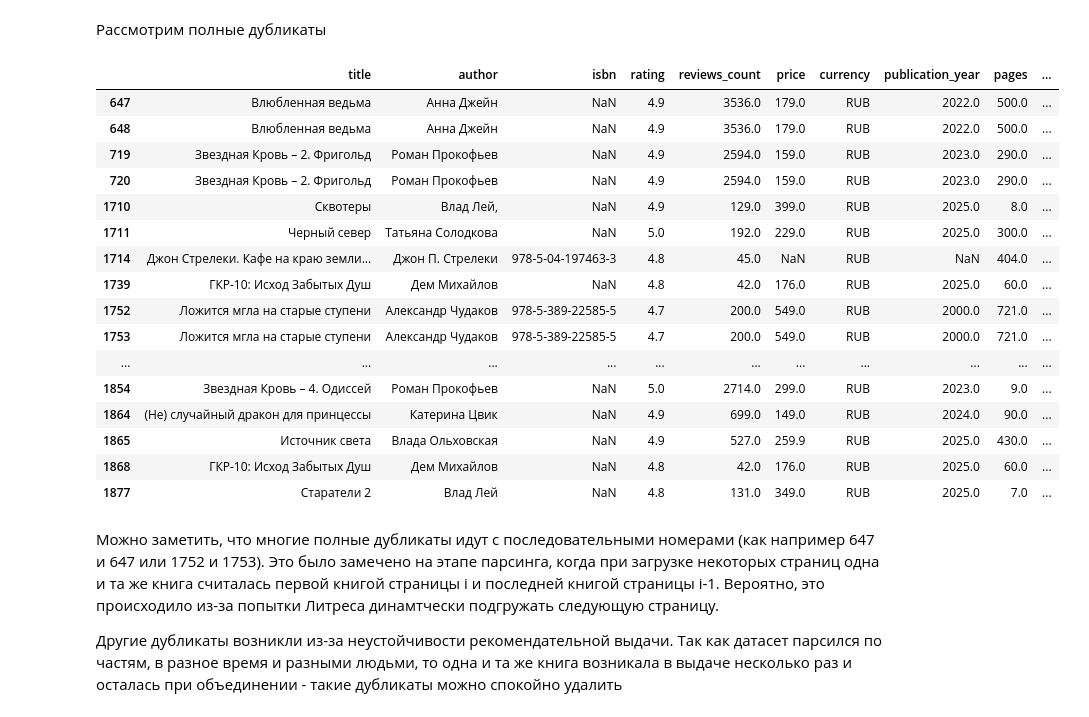
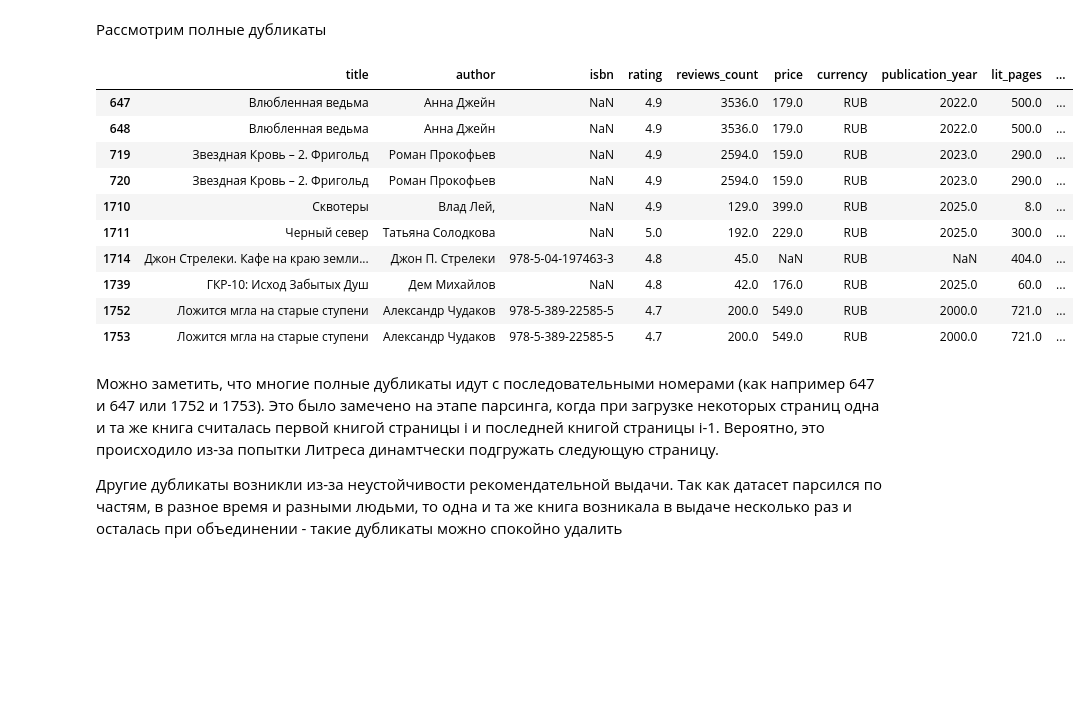
Before and after one commit to maxim-safonov/gp_2, a Jupyter notebook: EDA.ipynb, the cells around one changed output. Cells and saved outputs as stored; diff of their text form; code cells hidden in the pictures; blank space fills up the shorter version.

```diff
--- a/EDA.ipynb
+++ b/EDA.ipynb
@@ -36,13 +53,15 @@ df1[0:1]
 df1 = df1[["title", "author", "isbn", "rating", "reviews_count", "price", "currency", "publication_year", "pages", "age_restriction",
           "genres", "publisher.1", "formats", "url", "categories", "publisher", "description", "print_type", "page_count", "language", "country",
           "saleability", "is_ebook", "retail_price", "currency_code", "viewability", "public_domain", "epub_avaliable", "pdf_avaliable"]]
+
+df1 = df1.rename(columns={"publisher.1":"lit_publisher", "publisher":"gb_publisher", "pages":"lit_pages", "page_count":"gb_pages"})
 # %% [markdown]
 Рассмотрим полные дубликаты
 # %%
 n_duplicates = df1.duplicated(keep=False)
-df1[n_duplicates].head(30)
+df1[n_duplicates].head(10)
 # %% [output]
-|  | title | author | isbn | rating | reviews_count | price | currency | publication_year | pages | ... |
+|  | title | author | isbn | rating | reviews_count | price | currency | publication_year | lit_pages | ... |
 | 647 | Влюбленная ведьма | Анна Джейн | NaN | 4.9 | 3536.0 | 179.0 | RUB | 2022.0 | 500.0 | ... |
 | 648 | Влюбленная ведьма | Анна Джейн | NaN | 4.9 | 3536.0 | 179.0 | RUB | 2022.0 | 500.0 | ... |
 | 719 | Звездная Кровь – 2. Фригольд | Роман Прокофьев | NaN | 4.9 | 2594.0 | 159.0 | RUB | 2023.0 | 290.0 | ... |
@@ -53,12 +72,6 @@ df1[n_duplicates].head(30)
 | 1739 | ГКР-10: Исход Забытых Душ | Дем Михайлов | NaN | 4.8 | 42.0 | 176.0 | RUB | 2025.0 | 60.0 | ... |
 | 1752 | Ложится мгла на старые ступени | Александр Чудаков | 978-5-389-22585-5 | 4.7 | 200.0 | 549.0 | RUB | 2000.0 | 721.0 | ... |
 | 1753 | Ложится мгла на старые ступени | Александр Чудаков | 978-5-389-22585-5 | 4.7 | 200.0 | 549.0 | RUB | 2000.0 | 721.0 | ... |
-| ... | ... | ... | ... | ... | ... | ... | ... | ... | ... | ... |
-| 1854 | Звездная Кровь – 4. Одиссей | Роман Прокофьев | NaN | 5.0 | 2714.0 | 299.0 | RUB | 2023.0 | 9.0 | ... |
-| 1864 | (Не) случайный дракон для принцессы | Катерина Цвик | NaN | 4.9 | 699.0 | 149.0 | RUB | 2024.0 | 90.0 | ... |
-| 1865 | Источник света | Влада Ольховская | NaN | 4.9 | 527.0 | 259.9 | RUB | 2025.0 | 430.0 | ... |
-| 1868 | ГКР-10: Исход Забытых Душ | Дем Михайлов | NaN | 4.8 | 42.0 | 176.0 | RUB | 2025.0 | 60.0 | ... |
-| 1877 | Старатели 2 | Влад Лей | NaN | 4.8 | 131.0 | 349.0 | RUB | 2025.0 | 7.0 | ... |
 # %% [markdown]
 Можно заметить, что многие полные дубликаты идут с последовательными номерами (как например 647 и 647 или 1752 и 1753). Это было замечено на этапе парсинга, когда при загрузке некоторых страниц одна и та же книга считалась первой книгой страницы i и последней книгой страницы i-1. Вероятно, это происходило из-за попытки Литреса динамтчески подгружать следующую страницу.
 
```
Also changed, not shown: parts of 122 cells of this notebook.
